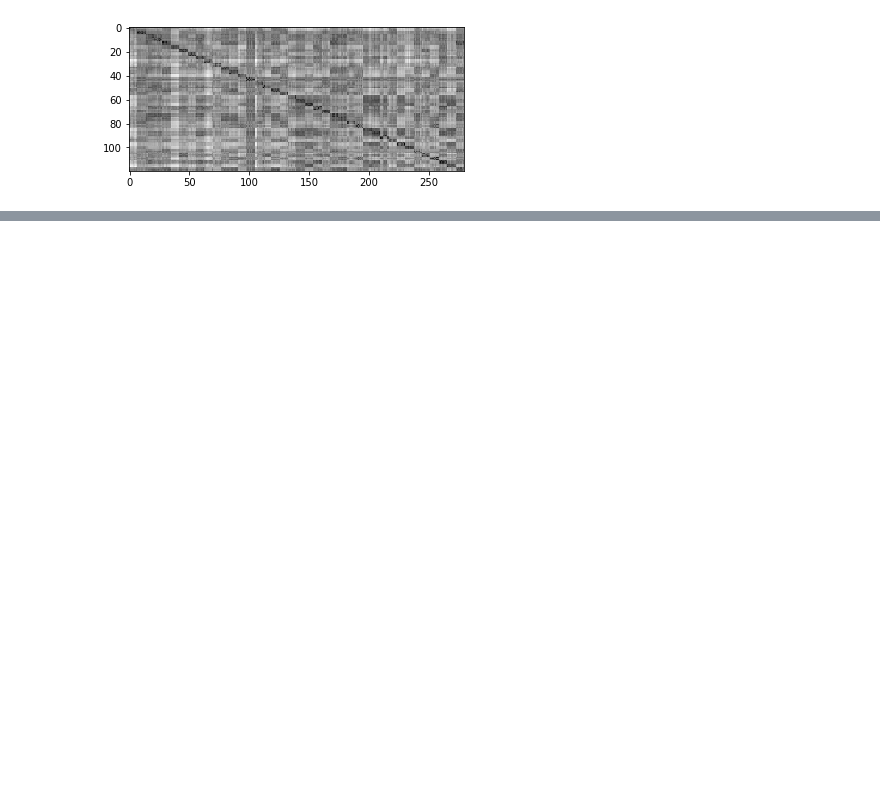
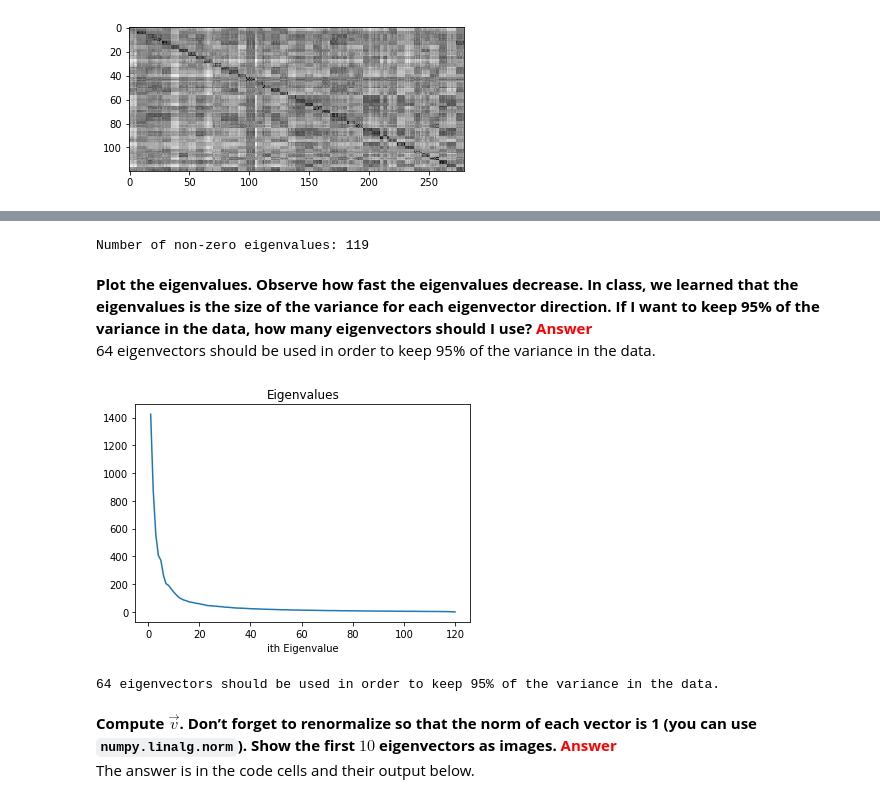
Before and after one commit to pirsquareff/fisherface, a Jupyter notebook: notebook/Face Verification.ipynb, the cells around one changed output, grey strips where cells are left out. Cells and saved outputs as stored; diff of their text form; code cells hidden in the pictures; blank space fills up the shorter version.

Commit message:
Finish first part of PCA

```diff
--- a/notebook/Face Verification.ipynb
+++ b/notebook/Face Verification.ipynb
@@ -171,0 +359,5 @@ plt.show()
+# %%
+X_gram_matrix = np.dot(X_hat.T, X_hat)
+print("The Gram matrix's size: {0:d} x {1:d}".format(X_gram_matrix.shape[0], X_gram_matrix.shape[1]))
+X_gram_matrix_rank = np.linalg.matrix_rank(X_gram_matrix)
+print("The rank of Gram matrix: {0:d}".format(X_gram_matrix_rank))
@@ -171,0 +386,41 @@ plt.show()
+# %%
+gram_eigenvalues, gram_eigenvectors = np.linalg.eigh(X_gram_matrix)
+# %%
+# sort the eigenvalues and eigenvectors in descending order
+gram_eigenvalues_asd_sorted_idx = gram_eigenvalues.argsort()
+gram_eigenvalues_des_sorted_idx = gram_eigenvalues_sorted_idx[::-1]
+gram_eigenvalues_des = gram_eigenvalues[gram_eigenvalues_des_sorted_idx]
+gram_eigenvectors_des = (gram_eigenvectors.T[gram_eigenvalues_des_sorted_idx]).T
+# %%
+# number of non-zero eigenvalues
+print("Number of non-zero eigenvalues: {0:d}".format(np.where(gram_eigenvalues_des > 1e-6)[0].shape[0]))
+# %% [output]
+Number of non-zero eigenvalues: 119
+# %% [markdown]
+**Plot the eigenvalues. Observe how fast the eigenvalues decrease. In class, we learned that the eigenvalues is the size of the variance for each eigenvector direction. If I want to keep 95% of the variance in the data, how many eigenvectors should I use?**
+<font color=red>**Answer**</font><br>
+64 eigenvectors should be used in order to keep 95% of the variance in the data.
+# %%
+# plot the eigenvalues
+plt.plot([i + 1 for i in range(len(gram_eigenvalues_des))], gram_eigenvalues_des)
+plt.xlabel('ith Eigenvalue')
+plt.title('Eigenvalues')
+plt.show()
+# %% [output]
+[figure, added]
+# %%
+total_variance = np.sum(gram_eigenvalues_des[0:119])
+cumulative_variance = gram_eigenvalues_des[0]
+ninety_five_var_idx = 0
+for i in range(1, 119):
+    cumulative_variance = cumulative_variance + gram_eigenvalues_des[i]
+    ninety_five_var_idx = i
+    if(cumulative_variance >= 0.95 * total_variance):
+        break
+print("{0:d} eigenvectors should be used in order to keep 95% of the variance in the data.".format(ninety_five_var_idx + 1))
+# %% [output]
+64 eigenvectors should be used in order to keep 95% of the variance in the data.
+# %% [markdown]
+**Compute $\vec{v}$. Don’t forget to renormalize so that the norm of each vector is 1 (you can use `numpy.linalg.norm`). Show the first $10$ eigenvectors as images.**
+<font color=red>**Answer**</font><br>
+The answer is in the code cells and their output below.
```
Also changed, not shown: parts of 38 cells of this notebook, 2 other files.
